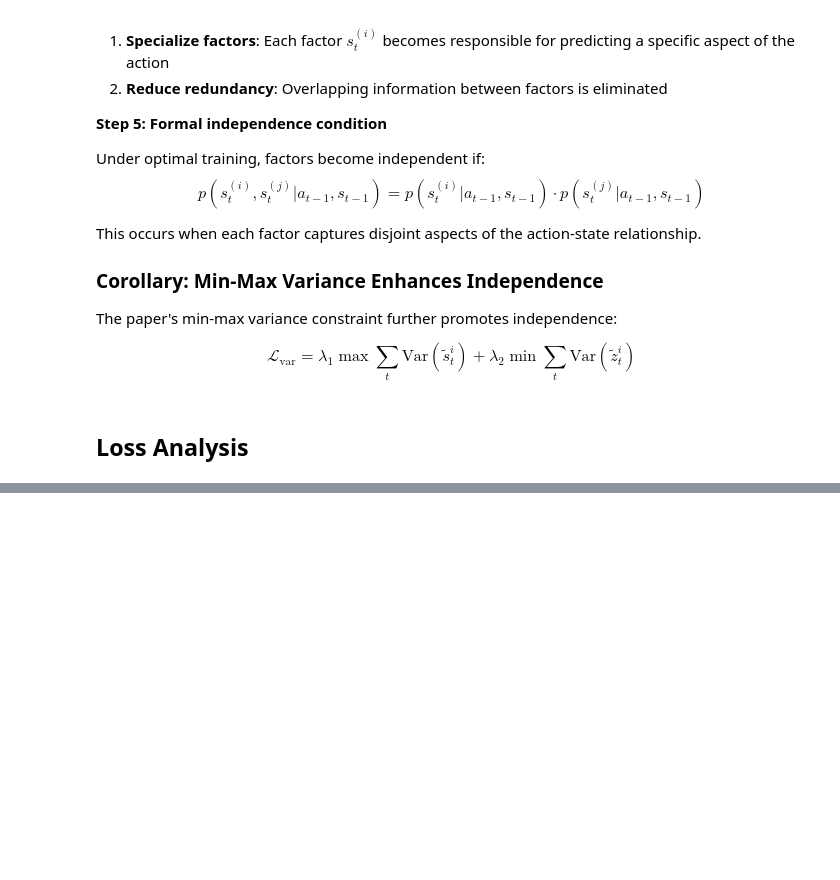
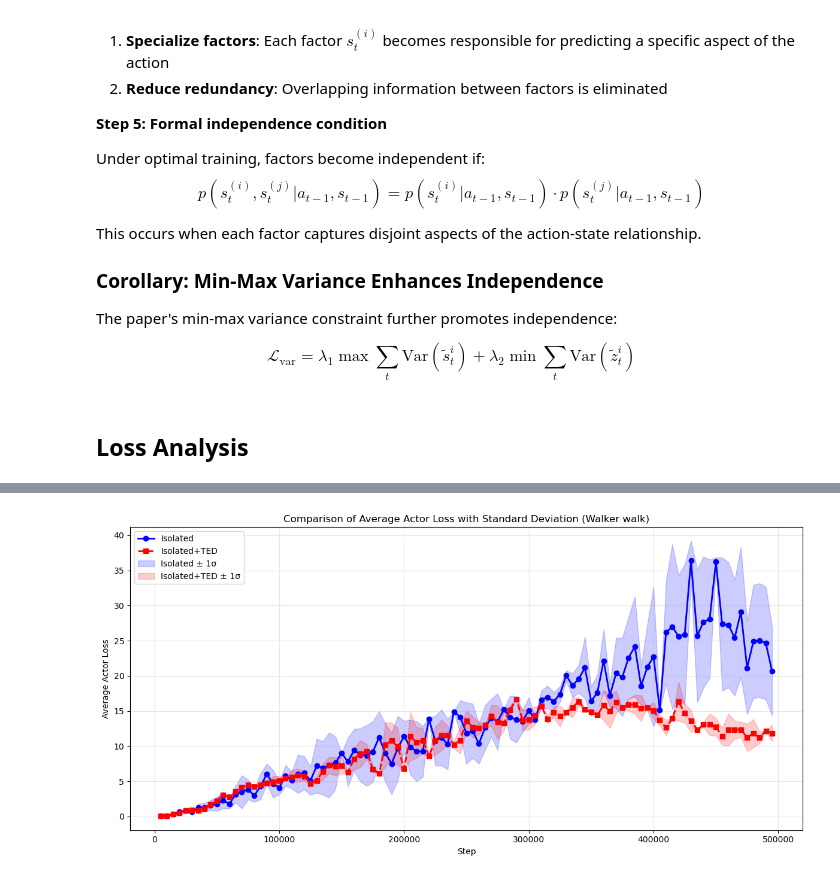
Before and after one commit to ChenFengTsai/MBRL_with_Isolated_Imaginations, a Jupyter notebook: metric.ipynb, the cells around one changed output, grey strips where cells are left out. Cells and saved outputs as stored; diff of their text form; code cells hidden in the pictures; blank space fills up the shorter version.

Commit message:
metrics notebook

```diff
--- a/metric.ipynb
+++ b/metric.ipynb
@@ -373,0 +378,88 @@ print(f"Isolated+TED - Final avg return: {avg_returns_2[-1]:.2f} ± {std_returns
+# %%
+import json
+import matplotlib.pyplot as plt
+import numpy as np
+from collections import defaultdict
+
+import json
+import matplotlib.pyplot as plt
+import numpy as np
+from collections import defaultdict
+
+def compute_avg_returns_with_std(file_paths):
+    step_to_returns = defaultdict(list)
+    for path in file_paths:
+        with open(path, 'r') as f:
+            for line in f:
+                try:
+                    data = json.loads(line)
+                    if 'actor_grad_norm' in data:
+                        step = data['step']
+                        eval_return = data['actor_grad_norm']
+                        # Filter out inf and nan values
+                        if np.isfinite(eval_return):
+                            step_to_returns[step].append(eval_return)
+                except json.JSONDecodeError:
+                    continue
+
+    steps = sorted(step_to_returns.keys())
+    avg_returns = []
+    std_returns = []
+
+    for step in steps:
+        returns = step_to_returns[step]
+        if returns:  # Only compute if we have valid data
+            avg_returns.append(np.mean(returns))
+            std_returns.append(np.std(returns))
+        else:
+            # Skip this step entirely if no valid data
+            continue
+
+    return steps, avg_returns, std_returns
+
+# Group 1: iso (baseline)
+file_paths_1 = ['/storage/ssd1/richtsai1103/iso_ted/log/dmcbg_walker_walk/iso_1/metrics.jsonl',
+              '/storage/ssd1/richtsai1103/iso_ted/log/dmcbg_walker_walk/iso/metrics.jsonl',
+              '/storage/ssd1/richtsai1103/iso_ted/log/dmcbg_walker_walk/iso_2/metrics.jsonl',
+              '/storage/ssd1/richtsai1103/iso_ted/log/dmcbg_walker_walk/iso_3/metrics.jsonl']
+
+# Group 2: iso+ted
+file_paths_2 = ['/storage/ssd1/richtsai1103/iso_ted/log/dmcbg_walker_walk/iso_ted_1/metrics.jsonl',
+              '/storage/ssd1/richtsai1103/iso_ted/log/dmcbg_walker_walk/iso_ted/metrics.jsonl',
+              '/storage/ssd1/richtsai1103/iso_ted/log/dmcbg_walker_walk/iso_ted_2/metrics.jsonl',
+              '/storage/ssd1/richtsai1103/iso_ted/log/dmcbg_walker_walk/iso_ted_2/metrics.jsonl']
+
+# Compute average returns and standard deviations for both groups
+steps_1, avg_returns_1, std_returns_1 = compute_avg_returns_with_std(file_paths_1)
+steps_2, avg_returns_2, std_returns_2 = compute_avg_returns_with_std(file_paths_2)
+
+# Convert to numpy arrays for easier manipulation
+steps_1, avg_returns_1, std_returns_1 = np.array(steps_1), np.array(avg_returns_1), np.array(std_returns_1)
+steps_2, avg_returns_2, std_returns_2 = np.array(steps_2), np.array(avg_returns_2), np.array(std_returns_2)
+
+# Plotting
+plt.figure(figsize=(12, 6))
+
+# Plot mean lines
+plt.plot(steps_1, avg_returns_1, marker='o', linestyle='-', label='Isolated', color='blue', linewidth=2)
+plt.plot(steps_2, avg_returns_2, marker='s', linestyle='--', label='Isolated+TED', color='red', linewidth=2)
+
+# Add shaded regions for standard deviation
+plt.fill_between(steps_1, avg_returns_1 - std_returns_1, avg_returns_1 + std_returns_1,
+                 alpha=0.2, color='blue', label='Isolated ± 1σ')
+plt.fill_between(steps_2, avg_returns_2 - std_returns_2, avg_returns_2 + std_returns_2,
+                 alpha=0.2, color='red', label='Isolated+TED ± 1σ')
+
+plt.xlabel('Step')
+plt.ylabel('Average Actor Loss')
+plt.title('Comparison of Average Actor Loss with Standard Deviation (Walker walk)')
+plt.legend()
+plt.grid(True, alpha=0.3)
+plt.tight_layout()
+plt.show()
+
+# Optional: Print some statistics
+print(f"Isolated - Final avg return: {avg_returns_1[-1]:.2f} ± {std_returns_1[-1]:.2f}")
+print(f"Isolated+TED - Final avg return: {avg_returns_2[-1]:.2f} ± {std_returns_2[-1]:.2f}")
+# %% [output]
+[figure, added]
```
Also changed, not shown: parts of 4 cells of this notebook.
